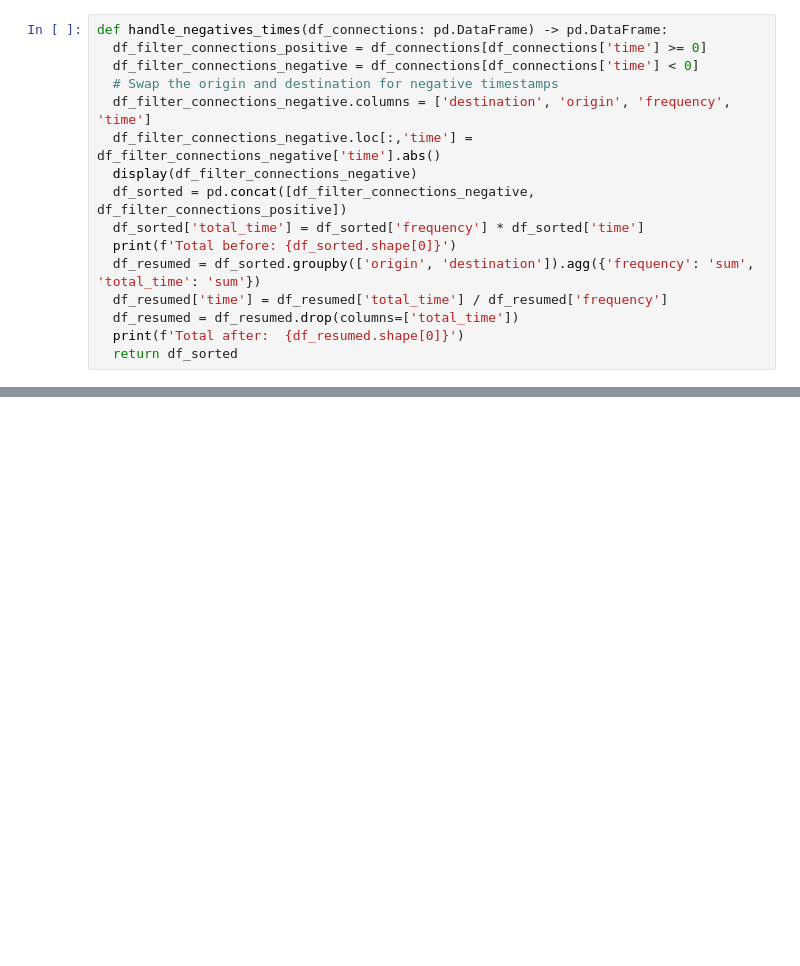
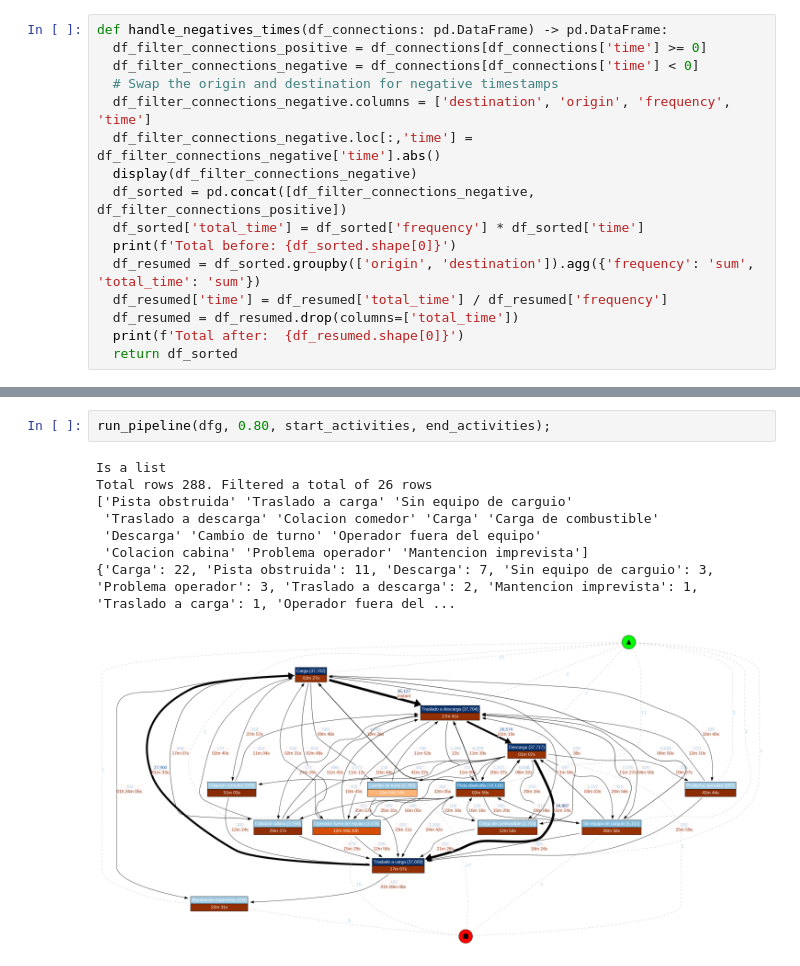
Before and after one commit to AlvaroEscalonaB/PM_MLP, a Jupyter notebook: join_dispatch_contingencies.ipynb, the cells around one changed output, grey strips where cells are left out. Cells and saved outputs as stored; diff of their text form; blank space fills up the shorter version.

```diff
--- a/join_dispatch_contingencies.ipynb
+++ b/join_dispatch_contingencies.ipynb
@@ -204,0 +206,11 @@ Total rows 288 filtered a total of 26 rows
+# %%
+run_pipeline(dfg, 0.80, start_activities, end_activities);
+# %% [output]
+Is a list
+Total rows 288. Filtered a total of 26 rows
+['Pista obstruida' 'Traslado a carga' 'Sin equipo de carguio'
+ 'Traslado a descarga' 'Colacion comedor' 'Carga' 'Carga de combustible'
+ 'Descarga' 'Cambio de turno' 'Operador fuera del equipo'
+ 'Colacion cabina' 'Problema operador' 'Mantencion imprevista']
+{'Carga': 22, 'Pista obstruida': 11, 'Descarga': 7, 'Sin equipo de carguio': 3, 'Problema operador': 3, 'Traslado a descarga': 2, 'Mantencion imprevista': 1, 'Traslado a carga': 1, 'Operador fuera del ...
+[figure, added]
```
Also changed, not shown: parts of 7 cells of this notebook.
